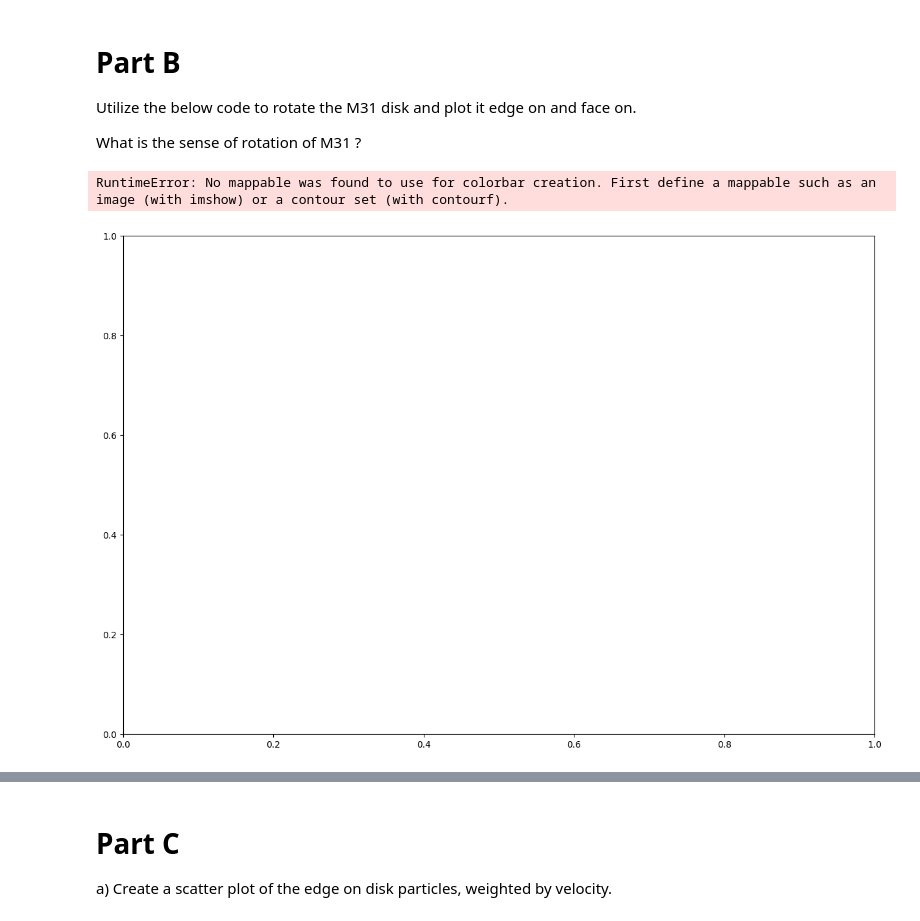
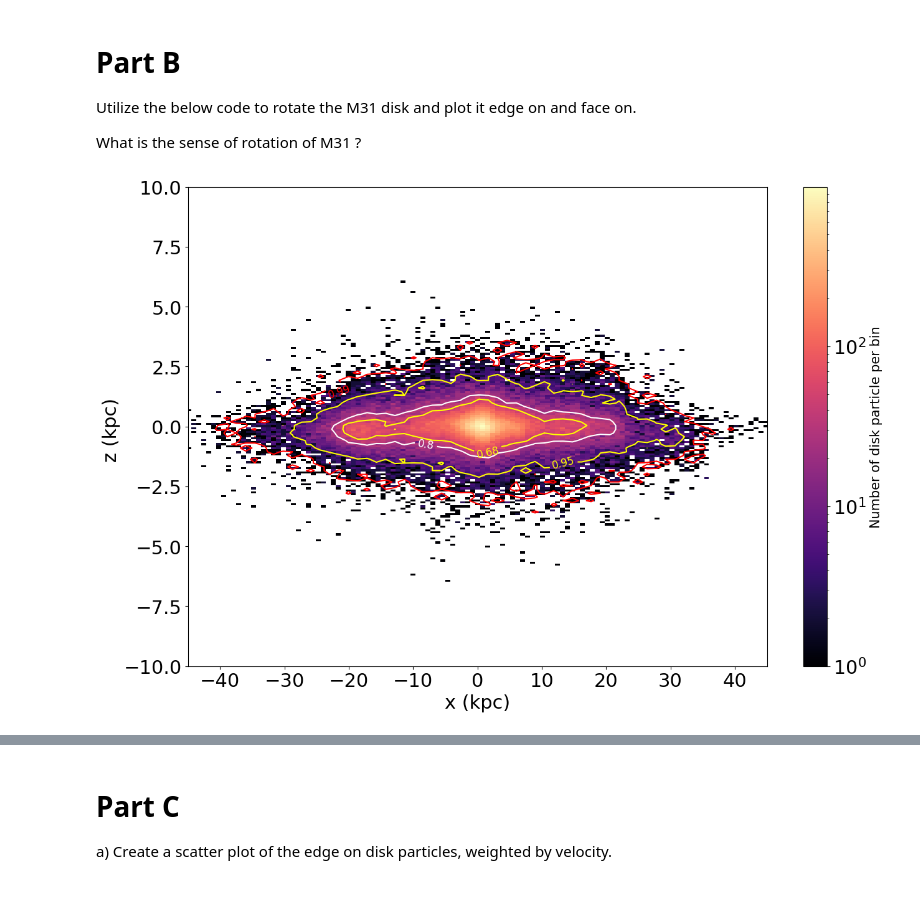
Before and after one commit to B3nn1E/ASTR400B, a Jupyter notebook: Labs/Lab7/Lab7.ipynb, the cells around one changed output, grey strips where cells are left out. Saved outputs shown, nothing was run; the diff lists cells and outputs as text; code cells hidden in the pictures; blank space fills up the shorter version.

```diff
--- a/Labs/Lab7/Lab7.ipynb
+++ b/Labs/Lab7/Lab7.ipynb
@@ -85,7 +83,7 @@ def density_contour(xdata, ydata, nbins_x, nbins_y, ax=None, **contour_kwargs):
 
     """
 
-    H, xedges, yedges = np.histogram2d(xdata, ydata, bins=(nbins_x,nbins_y), normed=True)
+    H, xedges, yedges = np.histogram2d(xdata, ydata, bins=(nbins_x,nbins_y), density=True)
     # NOTE : if you are using the latest version of python, in the above:
     # instead of normed=True, use density=True
 
@@ -106,13 +104,13 @@ def density_contour(xdata, ydata, nbins_x, nbins_y, ax=None, **contour_kwargs):
     three_sigma = so.brentq(find_confidence_interval, 0., 1., args=(pdf, 0.99))
 
     # You might need to add a few levels
-
+    onetwo_sigma = so.brentq(find_confidence_interval, 0., 1., args=(pdf, 0.80))
 
     # Array of Contour levels. Adjust according to the above
-    levels = [one_sigma, two_sigma, three_sigma][::-1]
+    levels = [one_sigma, onetwo_sigma, two_sigma, three_sigma][::-1]
 
     # contour level labels  Adjust accoding to the above.
-    strs = ['0.68','0.95', '0.99'][::-1]
+    strs = ['0.68', '0.8', '0.95', '0.99'][::-1]
 
 
     ######
@@ -271,38 +269,40 @@ def RotateFrame(posI,velI):
 # %%
 # ADD HERE
 # compute the rotated position and velocity vectors
+rn, vn = RotateFrame(r, v)
 # %%
 # Rotated M31 Disk - EDGE ON
 
 # M31 Disk Density
 fig, ax= plt.subplots(figsize=(15, 10))
 
 # plot the particle density for M31 , 2D histogram
 # ADD HERE
-
+plt.hist2d(rn[:, 0], rn[:, 2], bins = 150, norm = LogNorm(), cmap = 'magma')
 
 cbar = plt.colorbar()
 cbar.set_label("Number of disk particle per bin", fontsize=15)
 
-
 # Add axis labels
-plt.xlabel(' ', fontsize=22)
-plt.ylabel(' ', fontsize=22)
+plt.xlabel('x (kpc)', fontsize=22)
+plt.ylabel('z (kpc) ', fontsize=22)
 
 #set axis limits
 plt.ylim(-10,10)
 plt.xlim(-45,45)
 
 #adjust tick label font size
 label_size = 22
 matplotlib.rcParams['xtick.labelsize'] = label_size
 matplotlib.rcParams['ytick.labelsize'] = label_size
 
+# Add countours
+density_contour(rn[:, 0], rn[:, 2], 80, 80, ax=ax, colors=['red', 'yellow', 'white', 'yellow'])
+
 # Save to a file
-#plt.savefig('Lab7_EdgeOn_Density.png')
+plt.savefig('Lab7_EdgeOn_Density.png')
 # %% [output]
-RuntimeError: No mappable was found to use for colorbar creation. First define a mappable such as an image (with imshow) or a contour set (with contourf).
-[figure, old version]
+[figure, new version]
 # %%
 # Rotated M31 Disk - FACE ON
 
```
Also changed, not shown: parts of 10 cells of this notebook, 5 other files.
